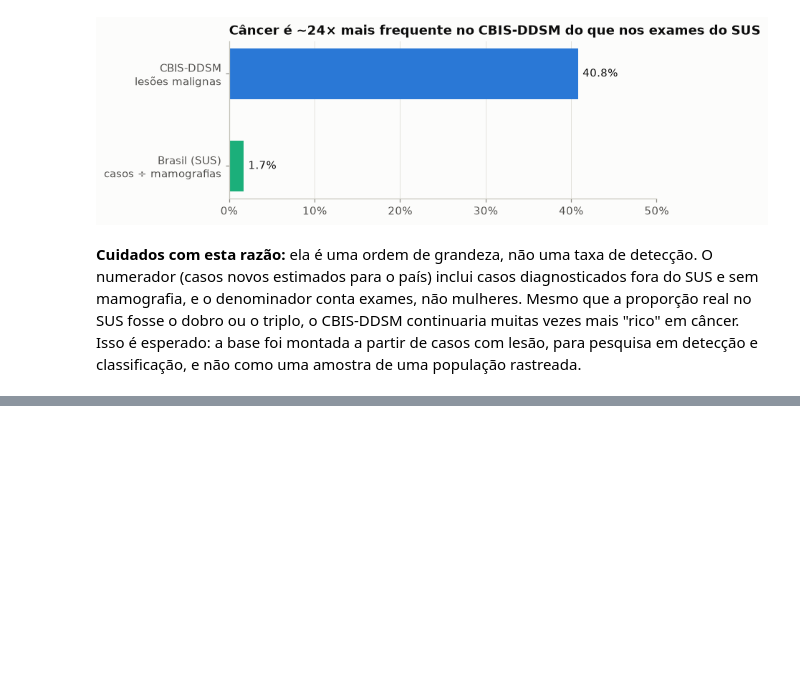
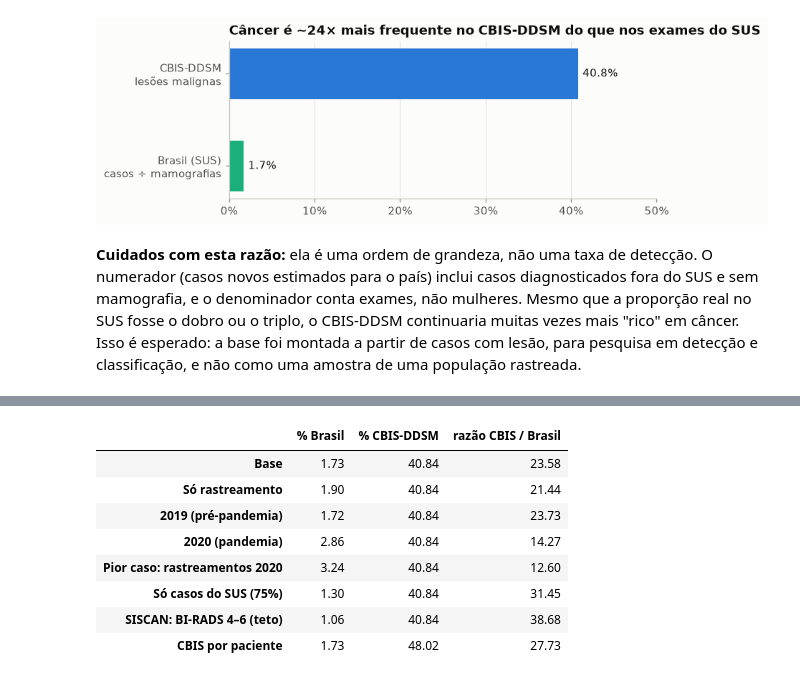
Before and after one commit to mairaallacerda/representatividade-mamografias-br, a Jupyter notebook: notebooks/01_analise_exploratoria.ipynb, the cells around one changed output, grey strips where cells are left out. Drawn from its saved outputs; the diff is of its cells as text; code cells hidden in the pictures; blank space fills up the shorter version.

```diff
--- a/notebooks/01_analise_exploratoria.ipynb
+++ b/notebooks/01_analise_exploratoria.ipynb
@@ -560,0 +578,31 @@ detecção e classificação, e não como uma amostra de uma população rastrea
+# %%
+sis_bi_ano = pd.read_csv(I / "siscan_birads_ano.csv")
+sis_bi = (sis_bi_ano[sis_bi_ano["linha"].str.match(r"Categoria [0-6]$")]
+          .groupby("linha")["exames"].sum())
+pct_cbis_paciente = 100 * cbis.groupby("patient_id")["maligno"].max().mean()
+
+cenarios = {
+    "Base": (100 * casos_ano / serie.loc[2022, "Total"], pct_cbis),
+    "Só rastreamento": (100 * casos_ano / serie.loc[2022, "Rastreamento"], pct_cbis),
+    "2019 (pré-pandemia)": (100 * casos_ano / serie.loc[2019, "Total"], pct_cbis),
+    "2020 (pandemia)": (100 * casos_ano / serie.loc[2020, "Total"], pct_cbis),
+    "Pior caso: rastreamentos 2020": (100 * casos_ano / serie.loc[2020, "Rastreamento"], pct_cbis),
+    "Só casos do SUS (75%)": (100 * 0.75 * casos_ano / serie.loc[2022, "Total"], pct_cbis),
+    "SISCAN: BI-RADS 4–6 (teto)": (100 * sis_bi[["Categoria 4", "Categoria 5", "Categoria 6"]].sum() / sis_bi.sum(),
+                                   pct_cbis),
+    "CBIS por paciente": (100 * casos_ano / serie.loc[2022, "Total"], pct_cbis_paciente),
+}
+robustez = pd.DataFrame(cenarios, index=["% Brasil", "% CBIS-DDSM"]).T
+robustez["razão CBIS / Brasil"] = robustez["% CBIS-DDSM"] / robustez["% Brasil"]
+robustez.to_csv(config.PROCESSED / "robustez_case_mix.csv")
+robustez.round(2)
+# %% [output]
+|  | % Brasil | % CBIS-DDSM | razão CBIS / Brasil |
+| Base | 1.73 | 40.84 | 23.58 |
+| Só rastreamento | 1.90 | 40.84 | 21.44 |
+| 2019 (pré-pandemia) | 1.72 | 40.84 | 23.73 |
+| 2020 (pandemia) | 2.86 | 40.84 | 14.27 |
+| Pior caso: rastreamentos 2020 | 3.24 | 40.84 | 12.60 |
+| Só casos do SUS (75%) | 1.30 | 40.84 | 31.45 |
+| SISCAN: BI-RADS 4–6 (teto) | 1.06 | 40.84 | 38.68 |
+| CBIS por paciente | 1.73 | 48.02 | 27.73 |
```
Also changed, not shown: parts of 4 cells of this notebook, 1 other file.
